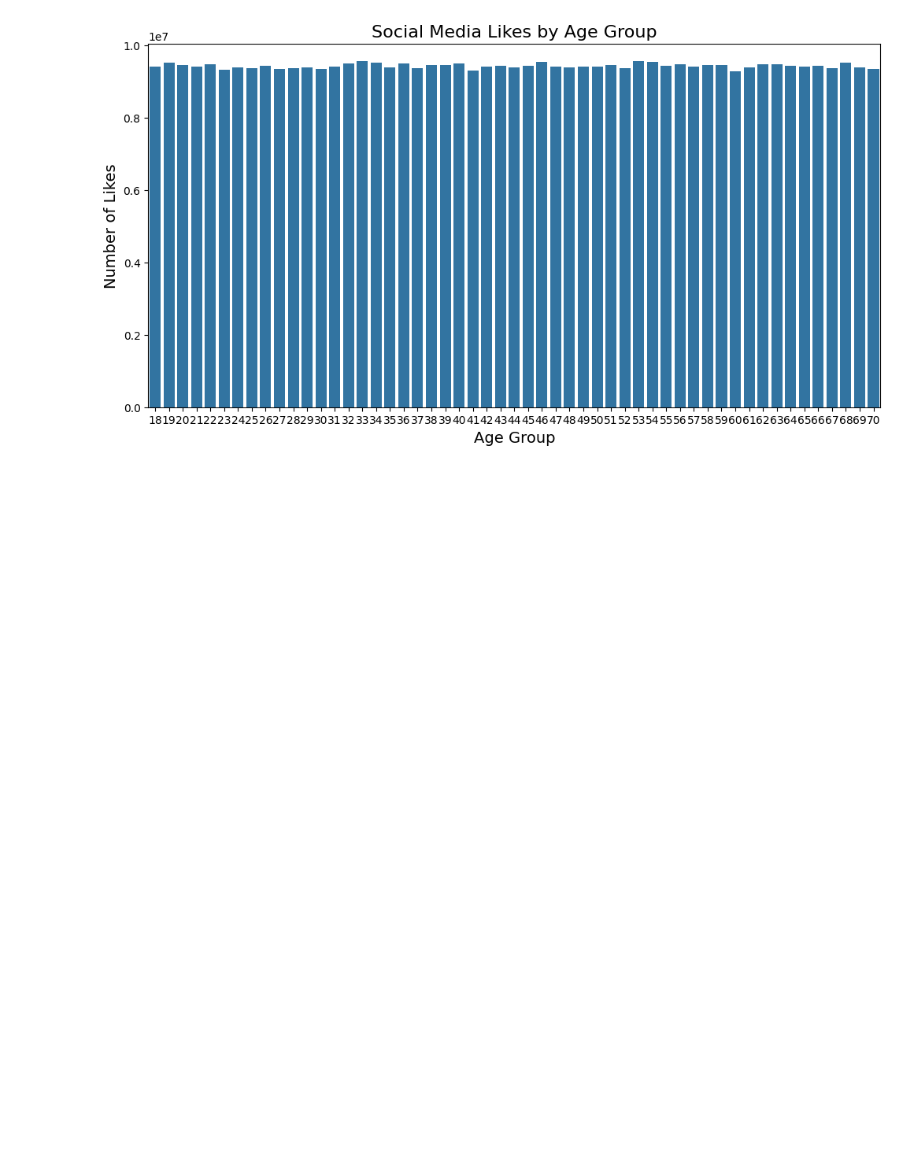
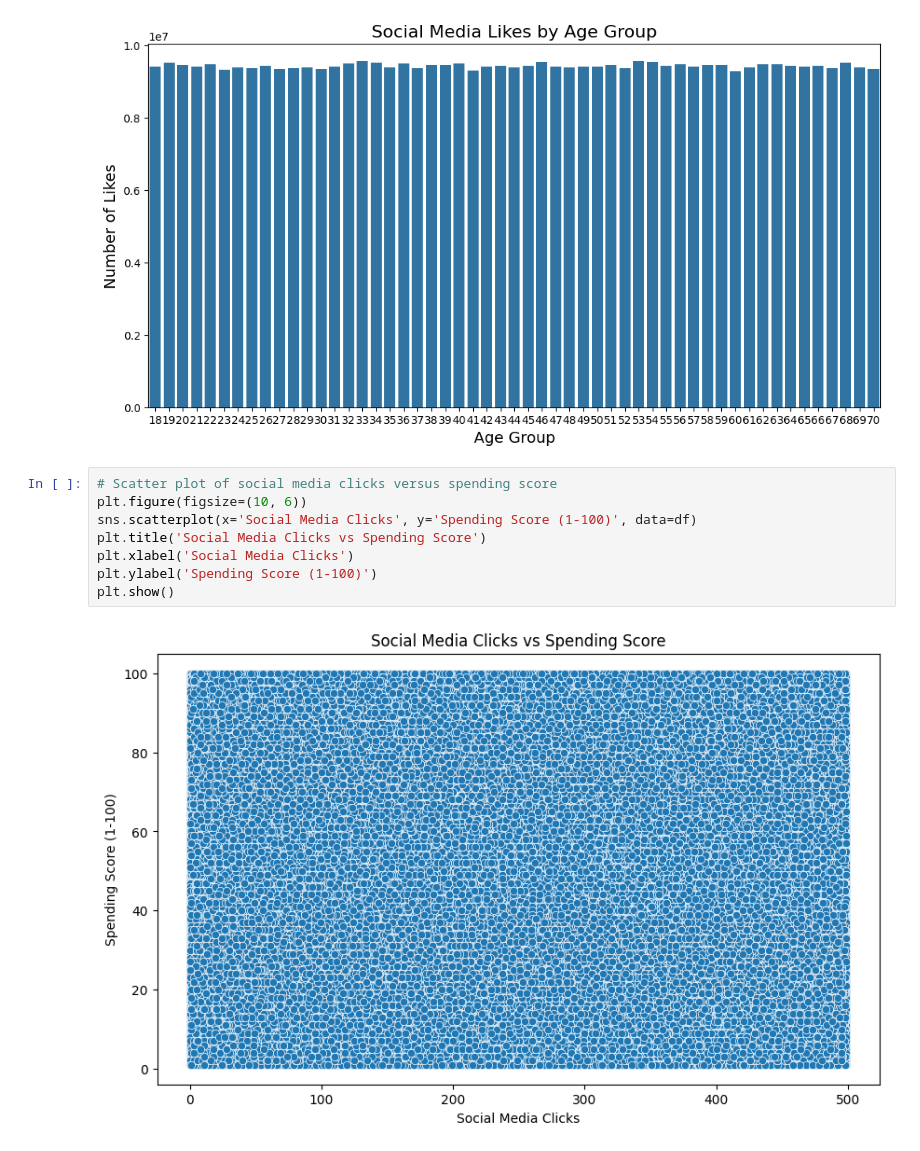
Before and after one commit to BinukiMihara/digital-social-media-marketing-analysis, a Jupyter notebook: Digital Social Media Marketing Assignment.ipynb, the cells around one changed output. Saved outputs shown, nothing was run; the diff lists cells and outputs as text; blank space fills up the shorter version.

Commit message:
Visualize scatter plot of social media clicks versus spending score

```diff
--- a/Digital Social Media Marketing Assignment.ipynb
+++ b/Digital Social Media Marketing Assignment.ipynb
@@ -201,3 +201,13 @@ plt.ylabel('Number of Likes', fontsize=14)
 plt.show()
 # %% [output]
 [figure]
+# %%
+# Scatter plot of social media clicks versus spending score
+plt.figure(figsize=(10, 6))
+sns.scatterplot(x='Social Media Clicks', y='Spending Score (1-100)', data=df)
+plt.title('Social Media Clicks vs Spending Score')
+plt.xlabel('Social Media Clicks')
+plt.ylabel('Spending Score (1-100)')
+plt.show()
+# %% [output]
+[figure, added]
```
